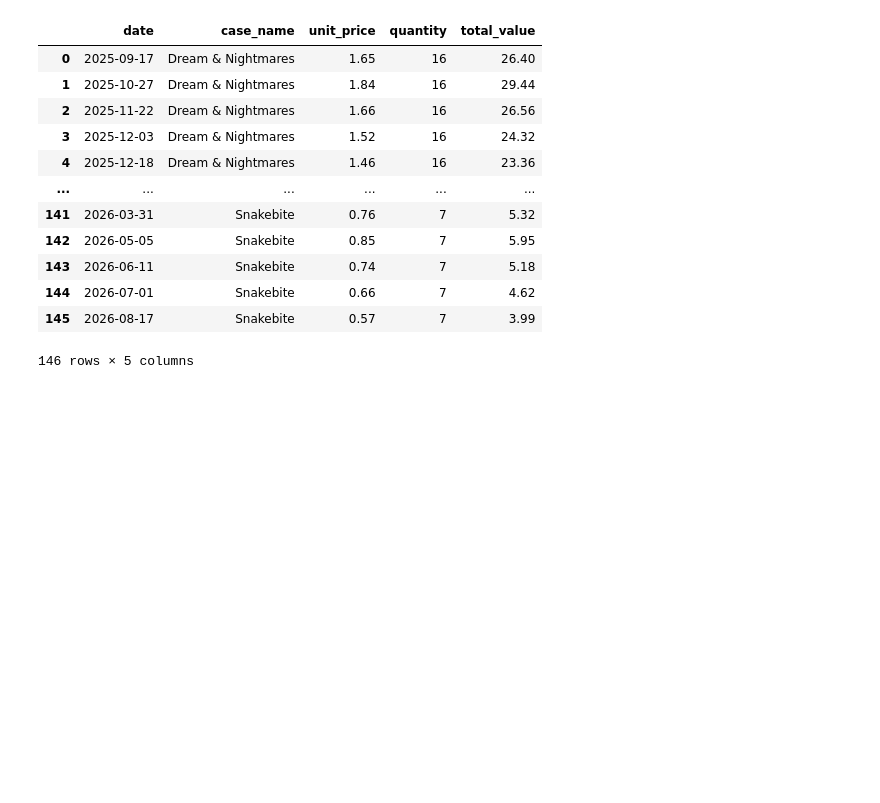
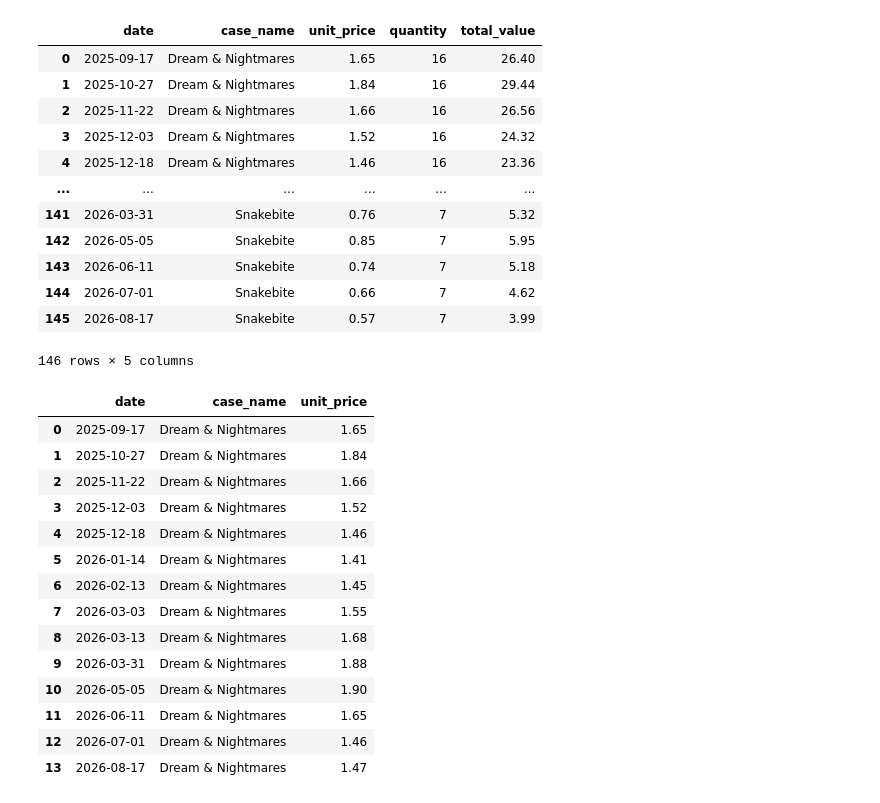
Before and after one commit to clement-welsch/CKIN2, a Jupyter notebook: notebook/ckin2.ipynb, the cells around one changed output. Cells and saved outputs as stored; diff of their text form; code cells hidden in the pictures; blank space fills up the shorter version.

```diff
--- a/notebook/ckin2.ipynb
+++ b/notebook/ckin2.ipynb
@@ -81,0 +85,22 @@ price_history_with_inventory
+# %%
+dream = price_history[
+    price_history["case_name"] == "Dream & Nightmares"
+].copy()
+
+dream
+# %% [output]
+|  | date | case_name | unit_price |
+| 0 | 2025-09-17 | Dream & Nightmares | 1.65 |
+| 1 | 2025-10-27 | Dream & Nightmares | 1.84 |
+| 2 | 2025-11-22 | Dream & Nightmares | 1.66 |
+| 3 | 2025-12-03 | Dream & Nightmares | 1.52 |
+| 4 | 2025-12-18 | Dream & Nightmares | 1.46 |
+| 5 | 2026-01-14 | Dream & Nightmares | 1.41 |
+| 6 | 2026-02-13 | Dream & Nightmares | 1.45 |
+| 7 | 2026-03-03 | Dream & Nightmares | 1.55 |
+| 8 | 2026-03-13 | Dream & Nightmares | 1.68 |
+| 9 | 2026-03-31 | Dream & Nightmares | 1.88 |
+| 10 | 2026-05-05 | Dream & Nightmares | 1.90 |
+| 11 | 2026-06-11 | Dream & Nightmares | 1.65 |
+| 12 | 2026-07-01 | Dream & Nightmares | 1.46 |
+| 13 | 2026-08-17 | Dream & Nightmares | 1.47 |
```
Also changed, not shown: parts of 5 cells of this notebook.
